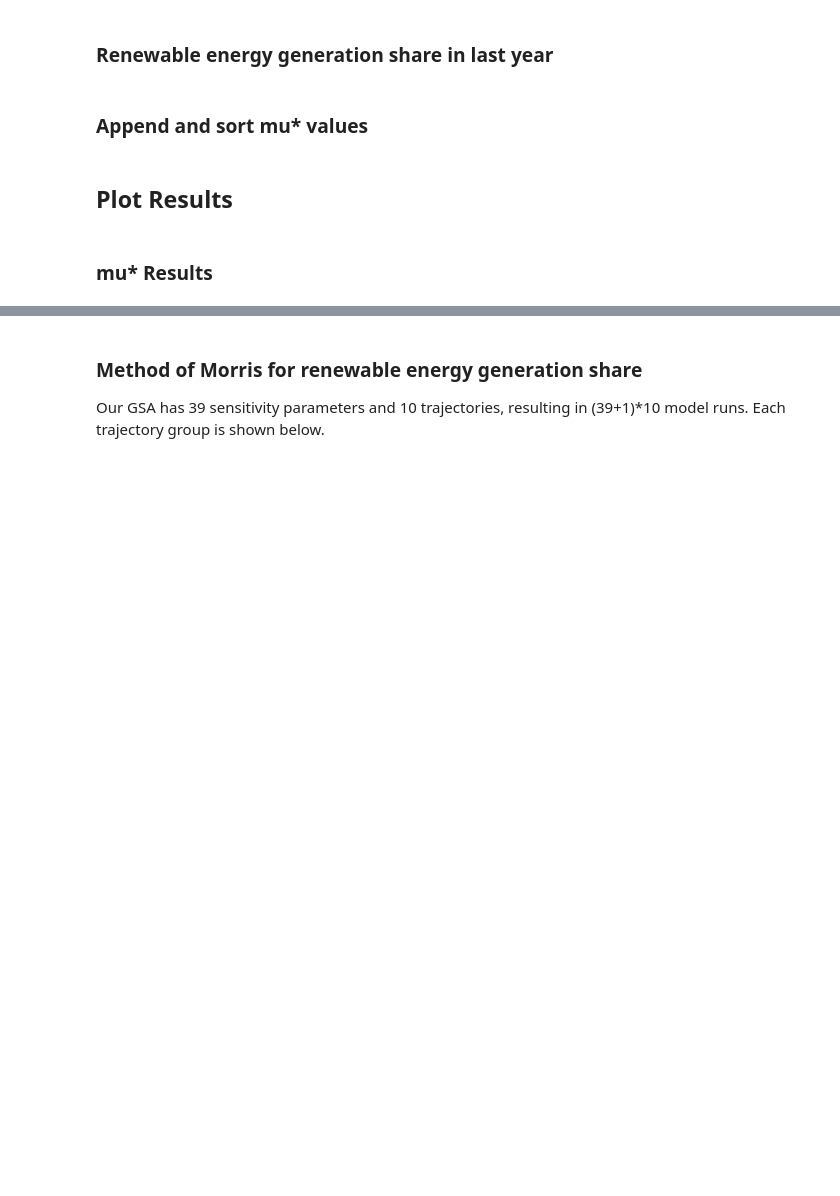
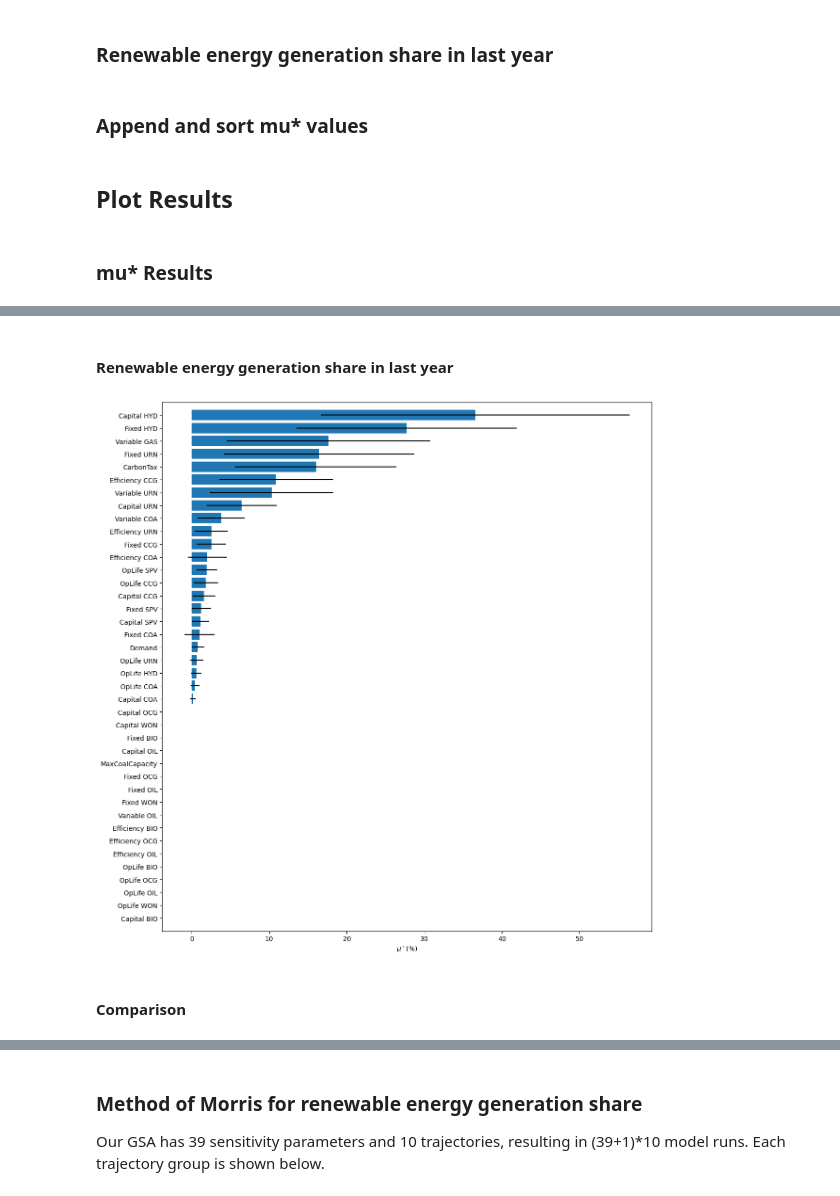
Before and after one commit to KTH-dESA/esom_gsa, a Jupyter notebook: paper/Model_Three/model_three.ipynb, the cells around one changed output, grey strips where cells are left out. Cells and saved outputs as stored; diff of their text form; code cells hidden in the pictures; blank space fills up the shorter version.

```diff
--- a/paper/Model_Three/model_three.ipynb
+++ b/paper/Model_Three/model_three.ipynb
@@ -208,4 +225,8 @@ for label in ax.xaxis.get_ticklabels()[1::2]:
 # %% [markdown]
 ### Renewable energy generation share in last year
+# %%
+reshare_results = pd.read_csv('./GSA/Results/SA_ReShare.csv')
+reshare_results.columns.values[0]='names'
+reshare_results = reshare_results.sort_values(['mu_star'], ascending=True)
 # %% [markdown]
 ### Append and sort mu* values
@@ -215,0 +295,8 @@ for label in ax.xaxis.get_ticklabels()[1::2]:
+# %% [markdown]
+#### Renewable energy generation share in last year
+# %%
+plot_mu_star(reshare_results, r"$\mu^\star (\%)$")
+# %% [output]
+[figure, added]
+# %% [markdown]
+#### Comparison
```
Also changed, not shown: parts of 30 cells of this notebook, 42 other files.
